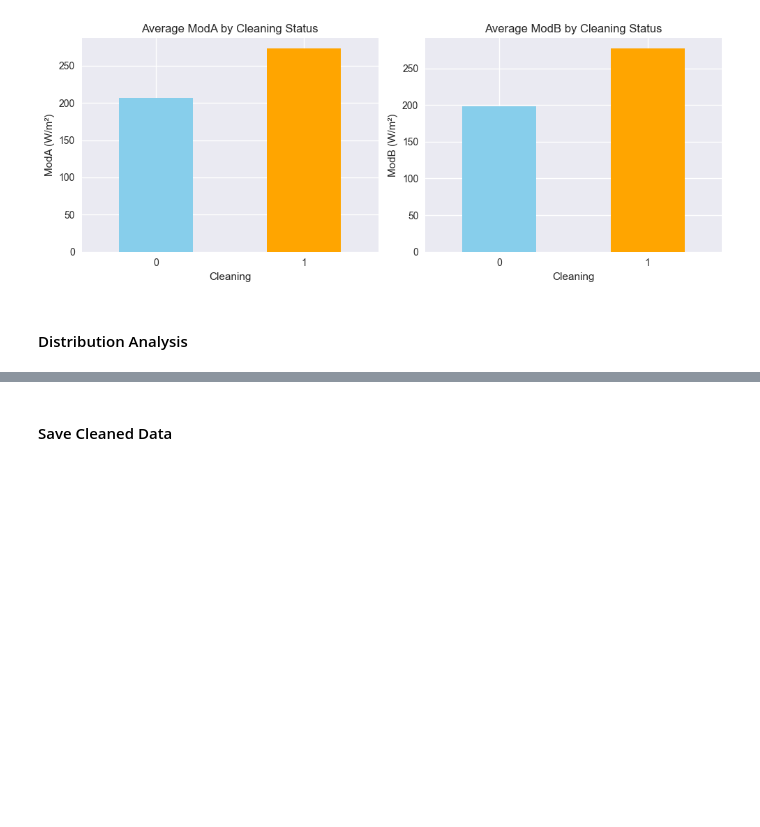
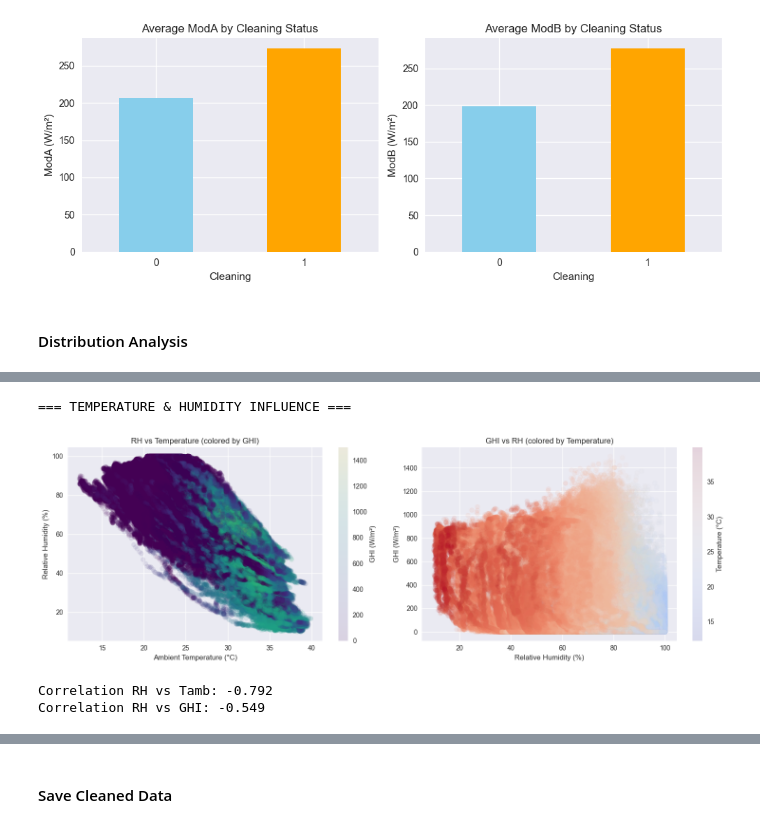
Before and after one commit to HermonaDev/solar-challenge-week0, a Jupyter notebook: notebooks/sierra_leone_eda.ipynb, the cells around one changed output, grey strips where cells are left out. Drawn from its saved outputs; the diff is of its cells as text; code cells hidden in the pictures; blank space fills up the shorter version.

```diff
--- a/notebooks/sierra_leone_eda.ipynb
+++ b/notebooks/sierra_leone_eda.ipynb
@@ -263,0 +299,31 @@ plt.show()
+# %%
+# === TEMPERATURE & HUMIDITY INFLUENCE ===
+print("=== TEMPERATURE & HUMIDITY INFLUENCE ===")
+
+fig, axes = plt.subplots(1, 2, figsize=(15, 5))
+
+# RH vs Temperature
+scatter1 = axes[0].scatter(df['Tamb'], df['RH'], alpha=0.1, c=df['GHI'], cmap='viridis')
+axes[0].set_xlabel('Ambient Temperature (°C)')
+axes[0].set_ylabel('Relative Humidity (%)')
+axes[0].set_title('RH vs Temperature (colored by GHI)')
+plt.colorbar(scatter1, ax=axes[0], label='GHI (W/m²)')
+
+# RH vs Solar Radiation
+scatter2 = axes[1].scatter(df['RH'], df['GHI'], alpha=0.1, c=df['Tamb'], cmap='coolwarm')
+axes[1].set_xlabel('Relative Humidity (%)')
+axes[1].set_ylabel('GHI (W/m²)')
+axes[1].set_title('GHI vs RH (colored by Temperature)')
+plt.colorbar(scatter2, ax=axes[1], label='Temperature (°C)')
+
+plt.tight_layout()
+plt.show()
+
+# Correlation values
+print(f"Correlation RH vs Tamb: {df['RH'].corr(df['Tamb']):.3f}")
+print(f"Correlation RH vs GHI: {df['RH'].corr(df['GHI']):.3f}")
+# %% [output]
+=== TEMPERATURE & HUMIDITY INFLUENCE ===
+[figure, added]
+Correlation RH vs Tamb: -0.792
+Correlation RH vs GHI: -0.549
```
Also changed, not shown: parts of 4 cells of this notebook.
